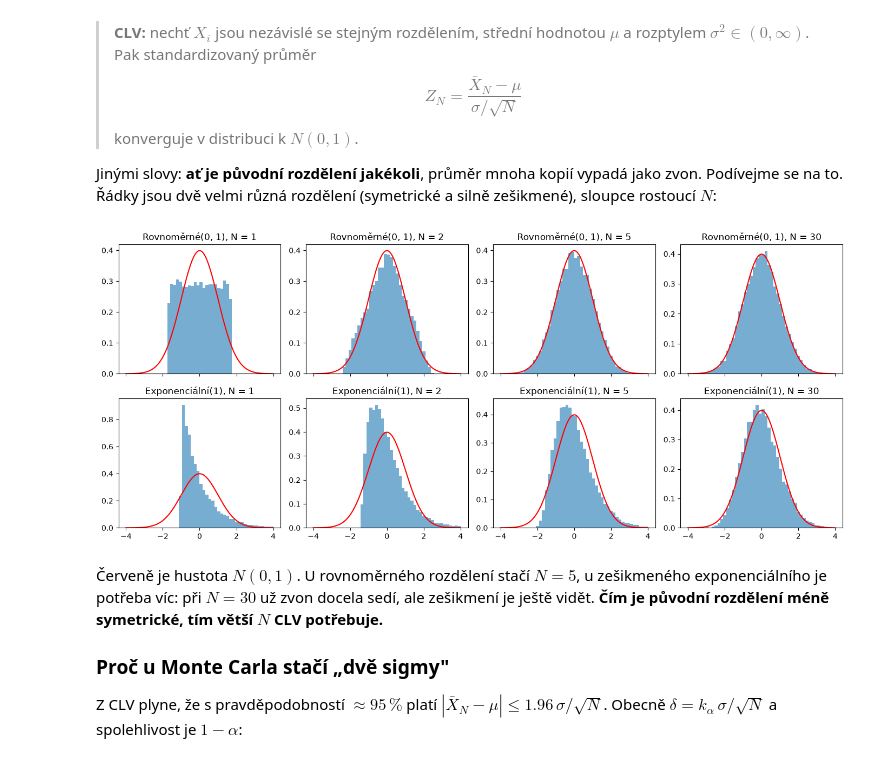
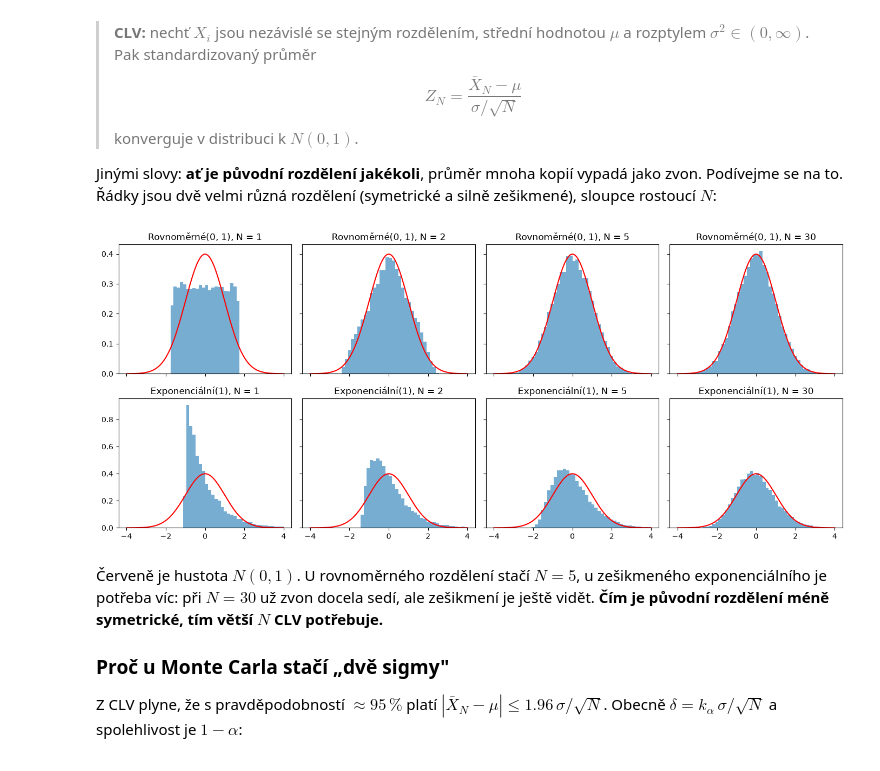
Before and after one commit to Loghic/Monte-Carlo, a Jupyter notebook: notebooks/cs/00_opakovani.ipynb, the cells around one changed output. Saved outputs shown, nothing was run; the diff lists cells and outputs as text; code cells hidden in the pictures.

```diff
--- a/notebooks/cs/00_opakovani.ipynb
+++ b/notebooks/cs/00_opakovani.ipynb
@@ -305,34 +305,34 @@ Jinými slovy: **ať je původní rozdělení jakékoli**, průměr mnoha kopií
 # %%
 def standardizovane_prumery(gen, mu, sigma, N, behy=20_000):
     out = []
     for _ in range(behy):
         s = 0.0
         for _ in range(N):
             s += gen()
         out.append((s / N - mu) / (sigma / math.sqrt(N)))
     return out
 
 
 zdroje_clv = [
     ("Rovnoměrné(0, 1)", random.random, 0.5, math.sqrt(1 / 12)),
     ("Exponenciální(1)", lambda: random.expovariate(1.0), 1.0, 1.0),
 ]
 Ns = (1, 2, 5, 30)
 grid = [i / 50 - 4 for i in range(401)]
 pdf = [math.exp(-x * x / 2) / math.sqrt(2 * math.pi) for x in grid]
 
-fig, axes = plt.subplots(len(zdroje_clv), len(Ns), figsize=(14, 6), sharex=True)
+fig, axes = plt.subplots(len(zdroje_clv), len(Ns), figsize=(14, 6), sharex=True, sharey="row")
 for r, (nazev, gen, mu, sigma) in enumerate(zdroje_clv):
     for c, N in enumerate(Ns):
         z = standardizovane_prumery(gen, mu, sigma, N)
         ax = axes[r][c]
         ax.hist(z, bins=50, range=(-4, 4), density=True, alpha=0.6)
         ax.plot(grid, pdf, "r")
         ax.set_title(f"{nazev}, N = {N}")
 plt.tight_layout()
 plt.show()
 # %% [output]
-[figure, old version]
+[figure, new version]
 # %% [markdown]
 Červeně je hustota $N(0, 1)$. U rovnoměrného rozdělení stačí $N = 5$, u zešikmeného exponenciálního je potřeba víc: při $N = 30$ už zvon docela sedí, ale zešikmení je ještě vidět. **Čím je původní rozdělení méně symetrické, tím větší $N$ CLV potřebuje.**
 
```
Also changed, not shown: parts of 4 cells of this notebook, 33 other files.
